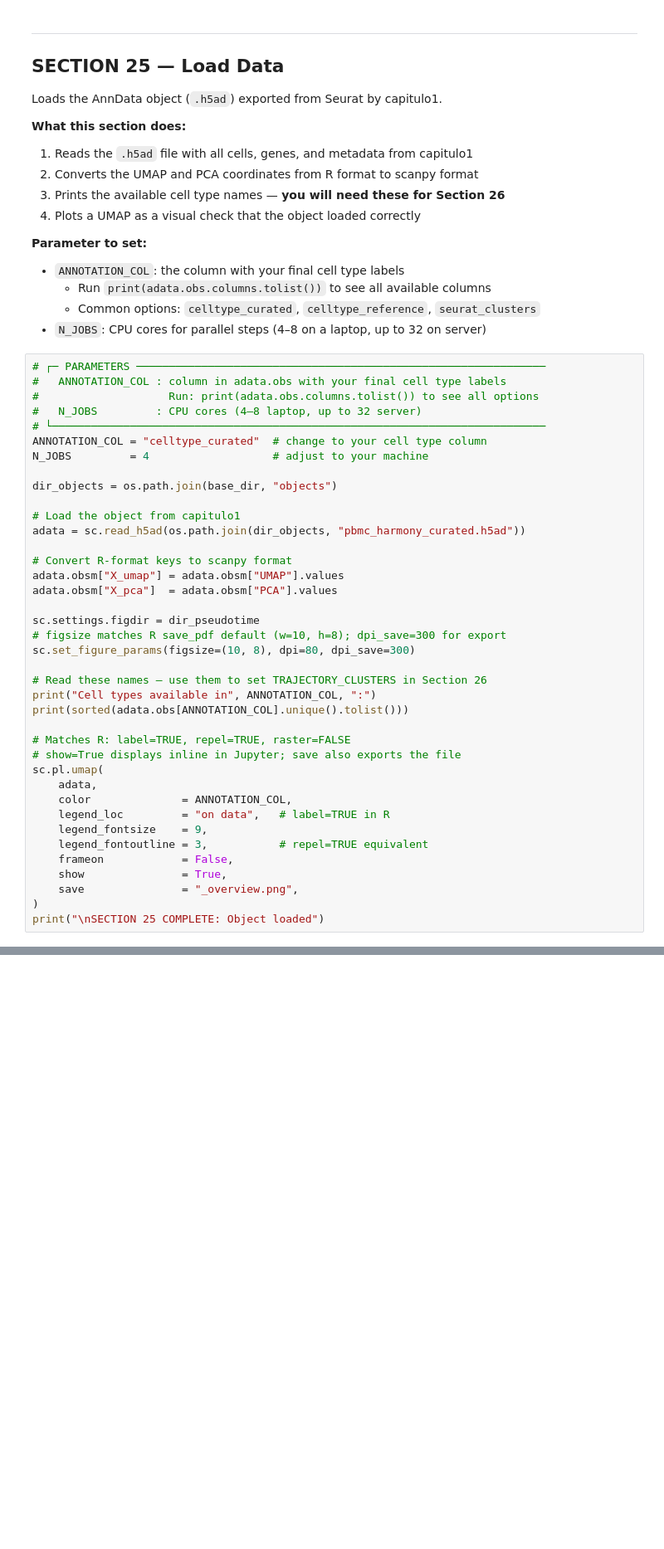
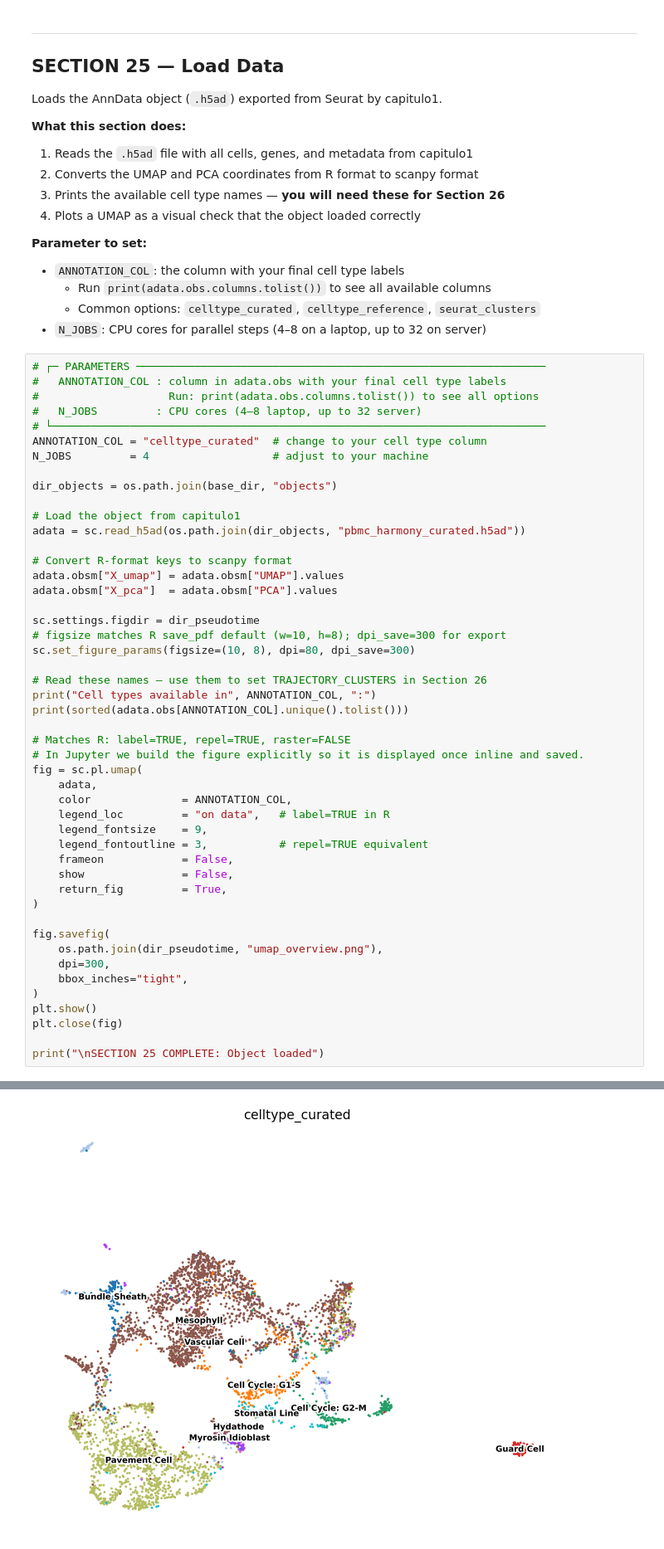
Before and after one commit to cliford2001/ScRNASeq-Docker, a Jupyter notebook: workflow/capitulo3_pseudotime.ipynb, the cells around one changed output, grey strips where cells are left out. Shown at 83% size. Drawn from its saved outputs; the diff is of its cells as text; blank space fills up the shorter version.

```diff
--- a/workflow/capitulo3_pseudotime.ipynb
+++ b/workflow/capitulo3_pseudotime.ipynb
@@ -66,15 +68,25 @@ print("Cell types available in", ANNOTATION_COL, ":")
 print(sorted(adata.obs[ANNOTATION_COL].unique().tolist()))
 
 # Matches R: label=TRUE, repel=TRUE, raster=FALSE
-# show=True displays inline in Jupyter; save also exports the file
-sc.pl.umap(
+# In Jupyter we build the figure explicitly so it is displayed once inline and saved.
+fig = sc.pl.umap(
     adata,
     color              = ANNOTATION_COL,
     legend_loc         = "on data",   # label=TRUE in R
     legend_fontsize    = 9,
     legend_fontoutline = 3,           # repel=TRUE equivalent
     frameon            = False,
-    show               = True,
-    save               = "_overview.png",
+    show               = False,
+    return_fig         = True,
 )
+
+fig.savefig(
+    os.path.join(dir_pseudotime, "umap_overview.png"),
+    dpi=300,
+    bbox_inches="tight",
+)
+plt.show()
+plt.close(fig)
+
 print("\nSECTION 25 COMPLETE: Object loaded")
+# %% [output]
@@ -80,0 +95 @@ print("\nSECTION 25 COMPLETE: Object loaded")
+[figure, added]
```
Also changed, not shown: parts of 10 cells of this notebook, 4 other files.
